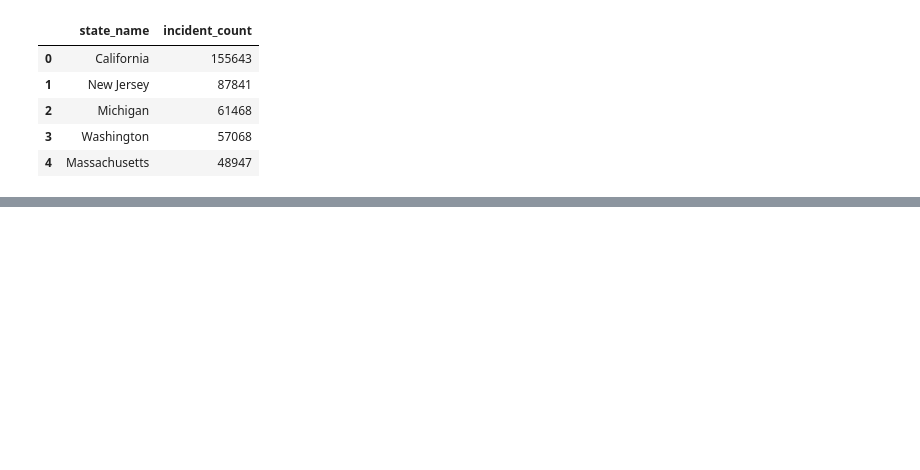
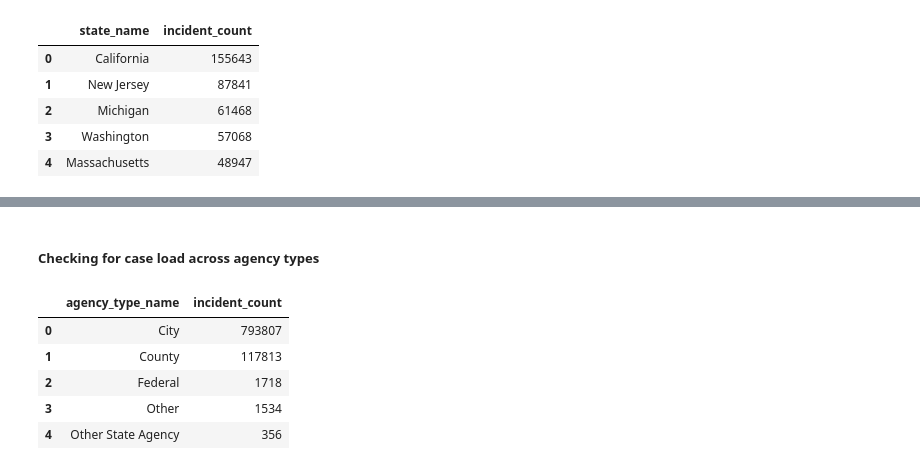
Before and after one commit to SakshiDS/etl_project, a Jupyter notebook: etl_proj_SM.ipynb, the cells around one changed output, grey strips where cells are left out. Drawn from its saved outputs; the diff is of its cells as text; code cells hidden in the pictures; blank space fills up the shorter version.

```diff
--- a/etl_proj_SM.ipynb
+++ b/etl_proj_SM.ipynb
@@ -186,7 +185,7 @@ hc_per_year.head()
 # %%
 with psycopg2.connect(host='localhost', dbname='hate_crime', user='postgres', password=password) as conn:
 
-    query1 = """SELECT l.state_name, count(i.incident_id) AS incident_count
+    query = """SELECT l.state_name, count(i.incident_id) AS incident_count
                 FROM incident as i
                 LEFT JOIN location as l
                 ON i.ori = l.ori
@@ -208,13 +204,0 @@ hc_per_state.head()
-# %%
-with psycopg2.connect(host='localhost', dbname='hate_crime', user='postgres', password=password) as conn:
-
-    query1 = """SELECT DISTINCT(population_group_code), population_group_desc, COUNT(incident_id) as incident_count
-                FROM location as l
-                INNER JOIN incident as i
-                ON l.ori = i.ori
-                GROUP BY distinct(population_group_code), population_group_desc
-                ORDER BY count(incident_id) DESC"""
-
-    hc_per_pop_density = pd.read_sql_query(query1,conn)
-
-hc_per_pop_density.head()
@@ -227,0 +207,13 @@ hc_per_pop_density.head()
+# %%
+with psycopg2.connect(host='localhost', dbname='hate_crime', user='postgres', password=password) as conn:
+
+    query = """SELECT DISTINCT(population_group_code), population_group_desc, COUNT(incident_id) as incident_count
+                FROM location as l
+                INNER JOIN incident as i
+                ON l.ori = i.ori
+                GROUP BY distinct(population_group_code), population_group_desc
+                ORDER BY count(incident_id) DESC"""
+
+    hc_per_pop_density = pd.read_sql_query(query1,conn)
+
+hc_per_pop_density.head()
@@ -227,0 +227,21 @@ hc_per_pop_density.head()
+# %% [markdown]
+##### Checking for case load across agency types
+# %%
+with psycopg2.connect(host='localhost', dbname='hate_crime', user='postgres', password=password) as conn:
+
+    query = """SELECT DISTINCT agency_type_name, COUNT(incident_id) as incident_count
+                FROM location l
+                LEFT JOIN incident i
+                ON l.ori = i.ori
+                GROUP BY agency_type_name"""
+
+    hc_per_agency_type = pd.read_sql_query(query1,conn)
+
+hc_per_agency_type.head()
+# %% [output]
+|  | agency_type_name | incident_count |
+| 0 | City | 793807 |
+| 1 | County | 117813 |
+| 2 | Federal | 1718 |
+| 3 | Other | 1534 |
+| 4 | Other State Agency | 356 |
```
Also changed, not shown: parts of 19 cells of this notebook.
